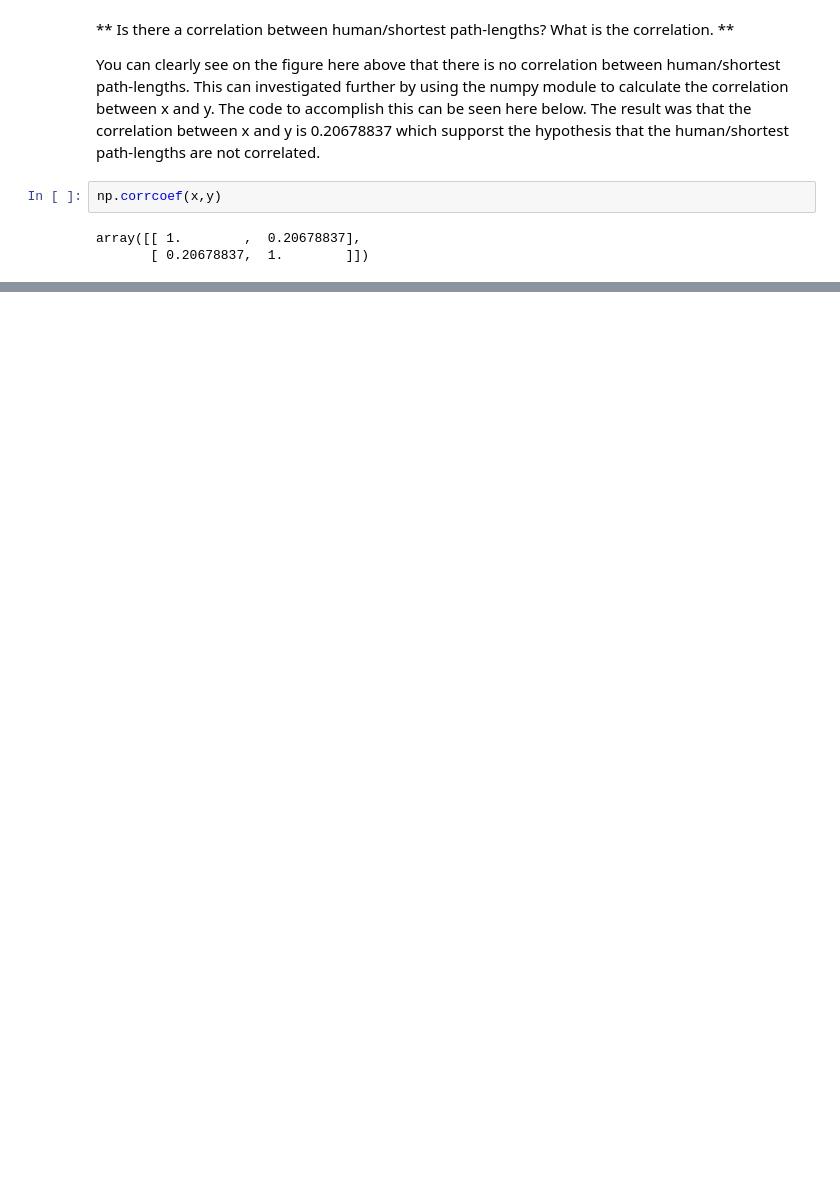
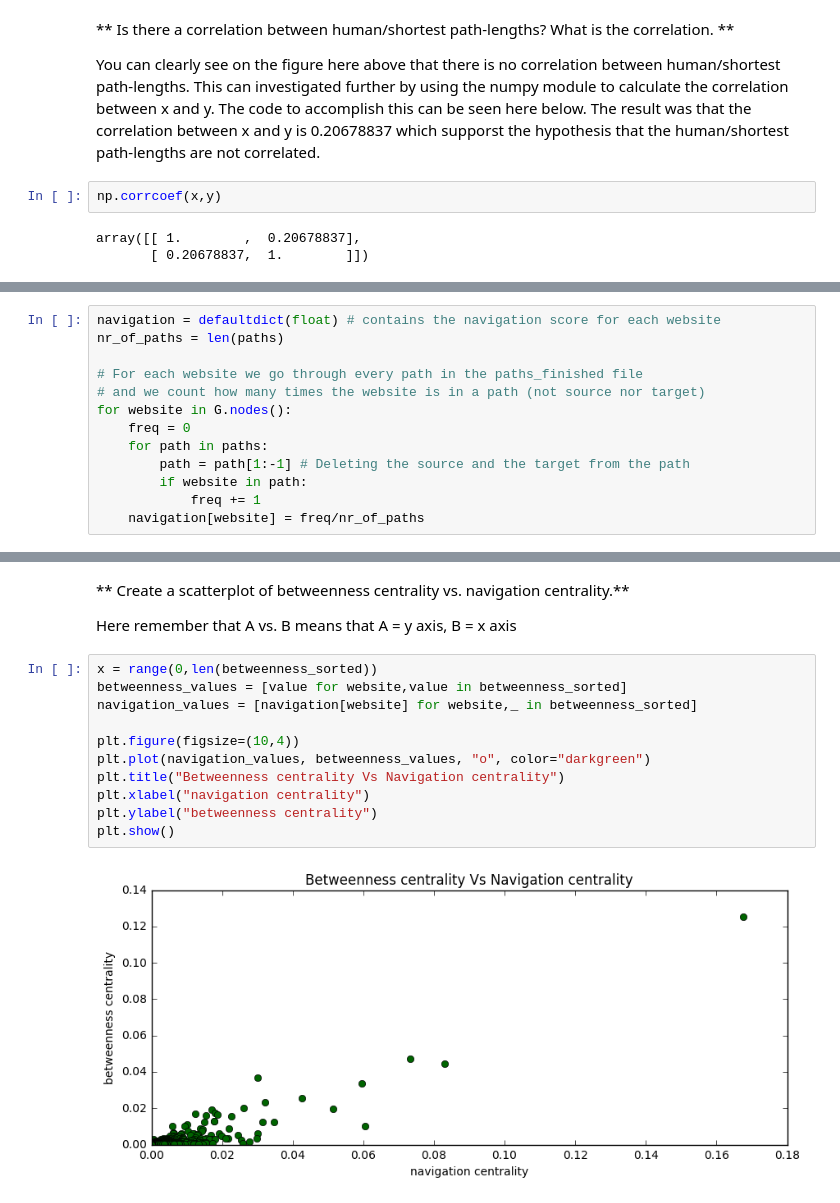
Before and after one commit to gretarg09/DTU__SocialGraphsAndInteractions, a Jupyter notebook: assignment_2/Assignment2.ipynb, the cells around one changed output, grey strips where cells are left out. Drawn from its saved outputs; the diff is of its cells as text; blank space fills up the shorter version.

```diff
--- a/assignment_2/Assignment2.ipynb
+++ b/assignment_2/Assignment2.ipynb
@@ -548,0 +559,13 @@ array([[ 1.        ,  0.20678837],
+# %%
+navigation = defaultdict(float) # contains the navigation score for each website
+nr_of_paths = len(paths)
+
+# For each website we go through every path in the paths_finished file
+# and we count how many times the website is in a path (not source nor target)
+for website in G.nodes():
+    freq = 0
+    for path in paths:
+        path = path[1:-1] # Deleting the source and the target from the path
+        if website in path:
+            freq += 1
+    navigation[website] = freq/nr_of_paths
@@ -548,0 +691,17 @@ array([[ 1.        ,  0.20678837],
+# %% [markdown]
+** Create a scatterplot of betweenness centrality vs. navigation centrality.**
+
+Here remember that A vs. B means that A = y axis, B = x axis
+# %%
+x = range(0,len(betweenness_sorted))
+betweenness_values = [value for website,value in betweenness_sorted]
+navigation_values = [navigation[website] for website,_ in betweenness_sorted]
+
+plt.figure(figsize=(10,4))
+plt.plot(navigation_values, betweenness_values, "o", color="darkgreen")
+plt.title("Betweenness centrality Vs Navigation centrality")
+plt.xlabel("navigation centrality")
+plt.ylabel("betweenness centrality")
+plt.show()
+# %% [output]
+[figure, added]
```
Also changed, not shown: parts of 45 cells of this notebook.
